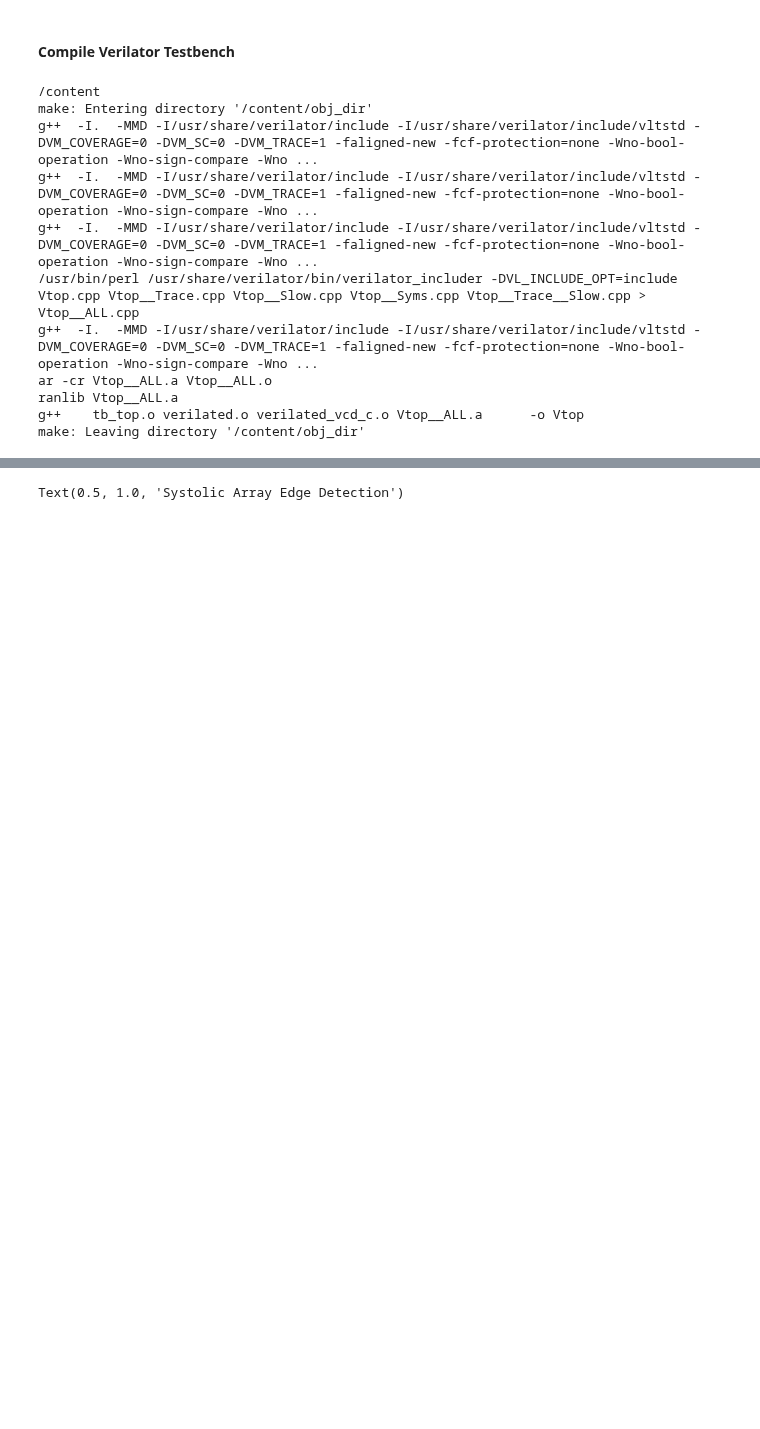
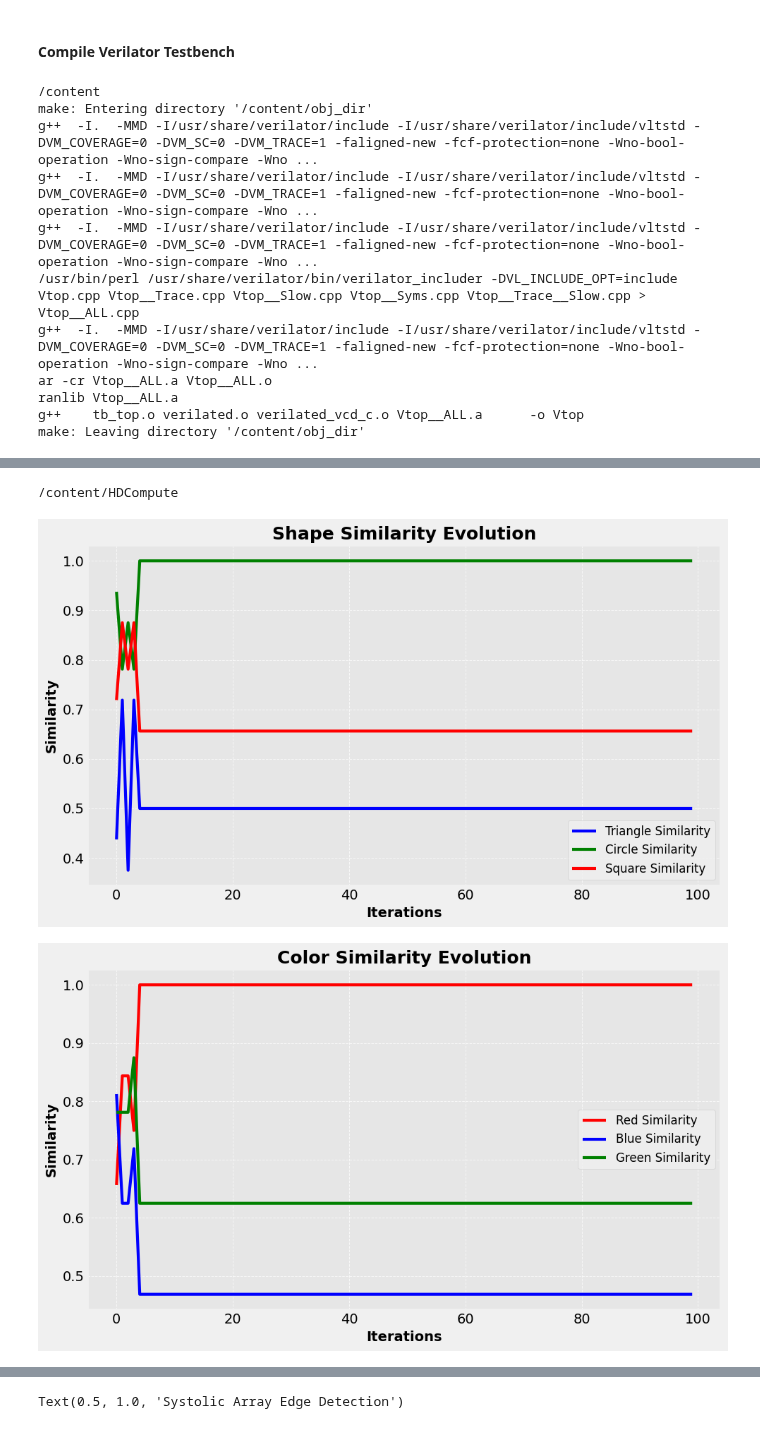
Before and after one commit to SiliconJackets/CaC_ISSCC25_HyperDimensionalComputing, a Jupyter notebook: HyperDimensionalComputing.ipynb, the cells around one changed output, grey strips where cells are left out. Cells and saved outputs as stored; diff of their text form; code cells hidden in the pictures; blank space fills up the shorter version.

```diff
--- a/HyperDimensionalComputing.ipynb
+++ b/HyperDimensionalComputing.ipynb
@@ -451,0 +428,27 @@ Using full_flow.py, we run an image through a software only version of the edge
+# %%
+#@markdown Click the ▷ button to run the simulation
+%cd /content/HDCompute/
+from HDComp import *
+vecSize = 32
+maxIter = 100
+chosen_color = 'red'
+chosen_shape = 'circle'
+chosen_position = 'bottomright'
+
+history = run_single_case(vecSize, maxIter, chosen_color, chosen_shape, chosen_position)
+
+# Plot Shape Similarities
+plot_graph(history, category='shape', title="Shape Similarity Evolution",
+        colors={'triangle': 'blue', 'circle': 'green', 'square': 'red'})
+
+# Plot Color Similarities
+plot_graph(history, category='color', title="Color Similarity Evolution",
+        colors={'red': 'red', 'blue': 'blue', 'green': 'green'})
+
+# Plot Position Similarities
+plot_graph(history, category='position', title="Position Similarity Evolution",
+        colors={'topleft': 'blue', 'topright': 'green', 'bottomleft': 'red', 'bottomright': 'magenta'})
+# %% [output]
+/content/HDCompute
+[figure, added]
+[figure, added]
```
Also changed, not shown: parts of 11 cells of this notebook.
